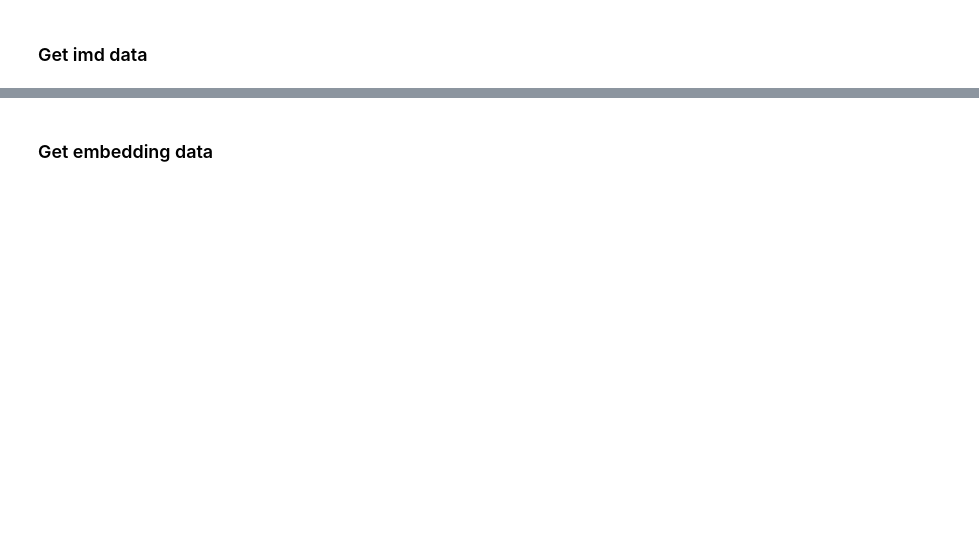
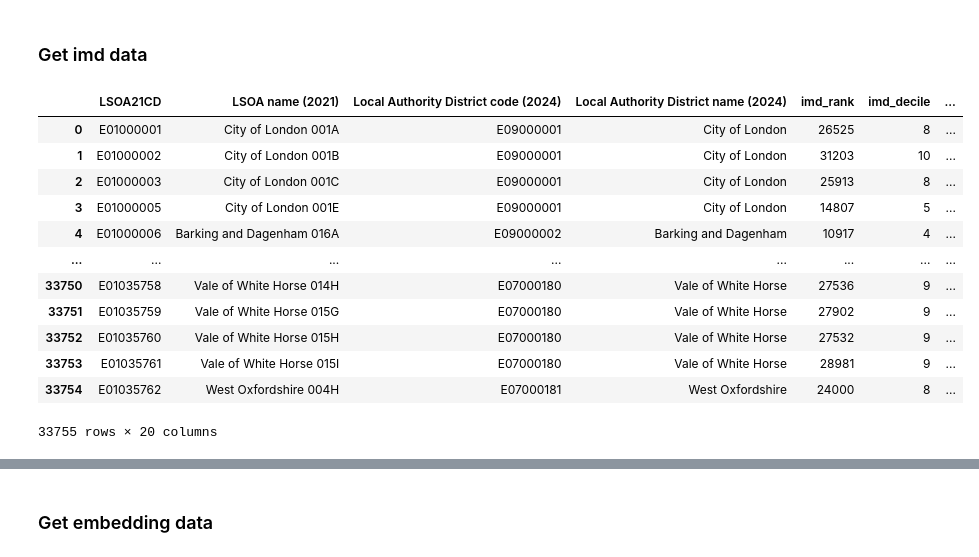
Before and after one commit to Urban-Analytics/INTEGRATE, a Jupyter notebook: llm/python/Embeddings/CLIP/WithClustering/4-RunModelsWithMedianEmbedding.ipynb, the cells around one changed output, grey strips where cells are left out. Cells and saved outputs as stored; diff of their text form; code cells hidden in the pictures; blank space fills up the shorter version.

```diff
--- a/llm/python/Embeddings/CLIP/WithClustering/4-RunModelsWithMedianEmbedding.ipynb
+++ b/llm/python/Embeddings/CLIP/WithClustering/4-RunModelsWithMedianEmbedding.ipynb
@@ -83,8 +78,23 @@ statistic = 'median'
 # %%
 imd = pd.read_excel(imd_file, sheet_name="IoD2025 Domains", header=0)
 
 # Rename columns to simpler versions
 imd_col_map = {"LSOA code (2021)": "LSOA21CD",
     "Index of Multiple Deprivation (IMD) Rank (where 1 is most deprived)": "imd_rank",
     "Index of Multiple Deprivation (IMD) Decile (where 1 is most deprived 10% of LSOAs)": "imd_decile"}
 imd = imd.rename(columns=imd_col_map)
+imd
+# %% [output]
+|  | LSOA21CD | LSOA name (2021) | Local Authority District code (2024) | Local Authority District name (2024) | imd_rank | imd_decile | ... |
+| 0 | E01000001 | City of London 001A | E09000001 | City of London | 26525 | 8 | ... |
+| 1 | E01000002 | City of London 001B | E09000001 | City of London | 31203 | 10 | ... |
+| 2 | E01000003 | City of London 001C | E09000001 | City of London | 25913 | 8 | ... |
+| 3 | E01000005 | City of London 001E | E09000001 | City of London | 14807 | 5 | ... |
+| 4 | E01000006 | Barking and Dagenham 016A | E09000002 | Barking and Dagenham | 10917 | 4 | ... |
+| ... | ... | ... | ... | ... | ... | ... | ... |
+| 33750 | E01035758 | Vale of White Horse 014H | E07000180 | Vale of White Horse | 27536 | 9 | ... |
+| 33751 | E01035759 | Vale of White Horse 015G | E07000180 | Vale of White Horse | 27902 | 9 | ... |
+| 33752 | E01035760 | Vale of White Horse 015H | E07000180 | Vale of White Horse | 27532 | 9 | ... |
+| 33753 | E01035761 | Vale of White Horse 015I | E07000180 | Vale of White Horse | 28981 | 9 | ... |
+| 33754 | E01035762 | West Oxfordshire 004H | E07000181 | West Oxfordshire | 24000 | 8 | ... |
+33755 rows × 20 columns
```
Also changed, not shown: parts of 10 cells of this notebook.
